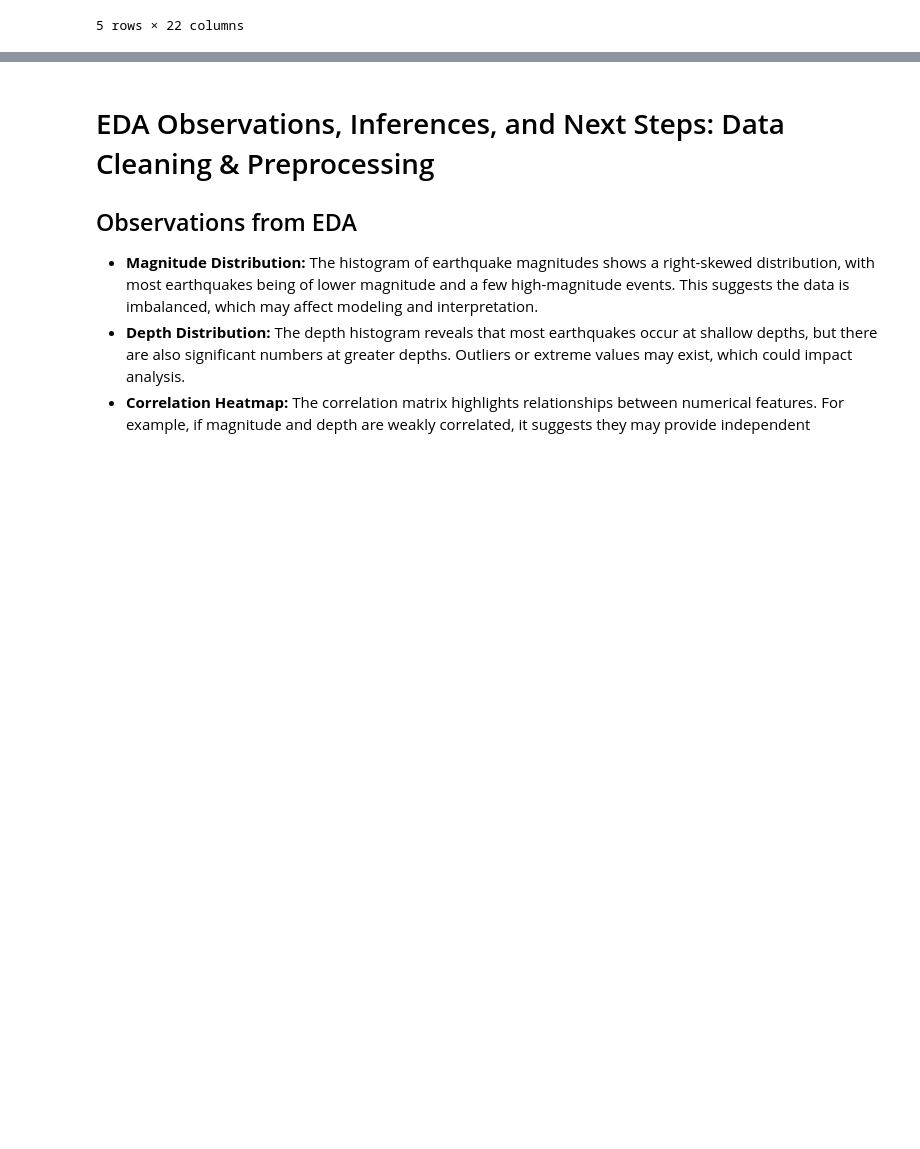
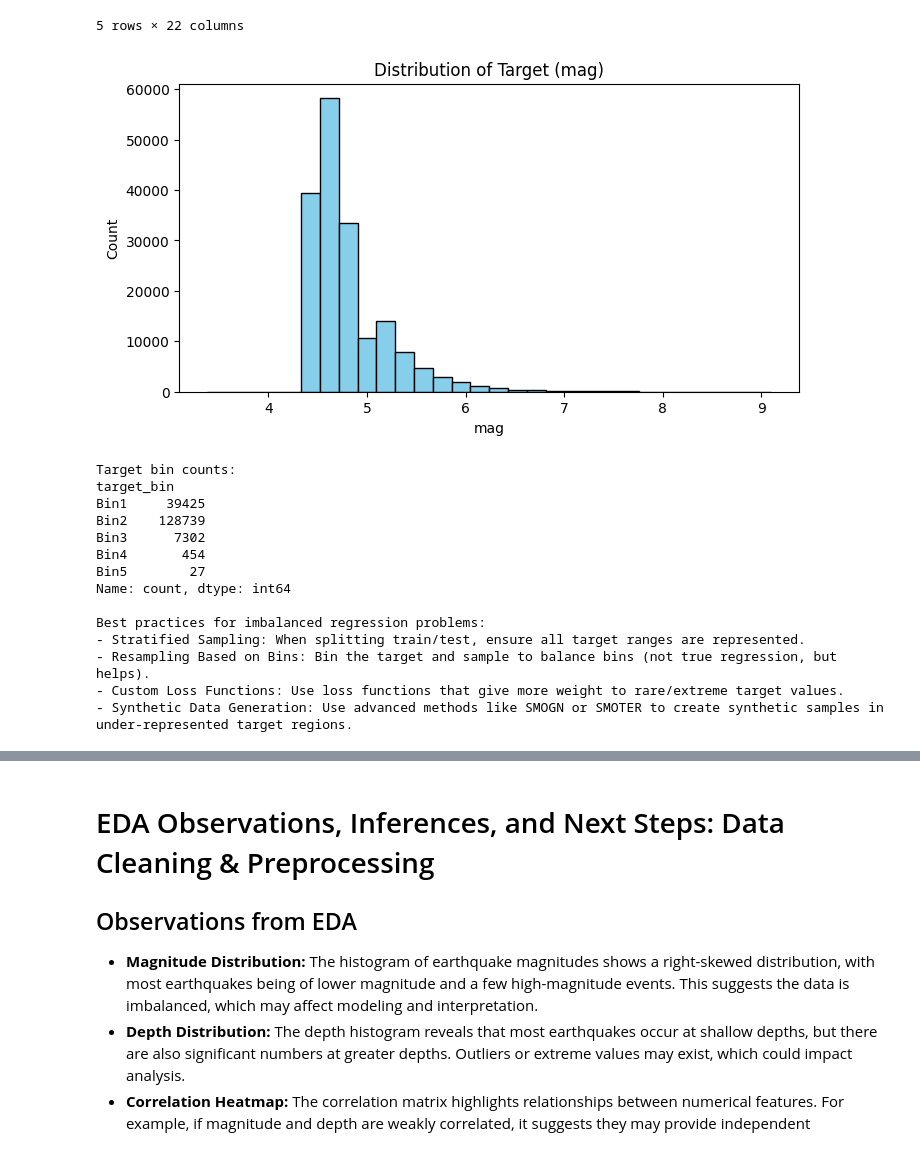
Before and after one commit to Jarrodoh/mldp, a Jupyter notebook: machine_learning_notebook.ipynb, the cells around one changed output, grey strips where cells are left out. Saved outputs shown, nothing was run; the diff lists cells and outputs as text; code cells hidden in the pictures; blank space fills up the shorter version.

```diff
--- a/machine_learning_notebook.ipynb
+++ b/machine_learning_notebook.ipynb
@@ -19,6 +19,53 @@ df.head()
 | 3 | 2003-12-30T22:31:59.660Z | 46.851 | 154.066 | 33.0 | 4.5 | mb | 10.0 | 236.5 | NaN | 0.70 | ... | ... |
 | 4 | 2003-12-30T22:04:37.440Z | 47.084 | 154.202 | 33.0 | 5.1 | mwc | 313.0 | 127.7 | NaN | 0.86 | ... | ... |
 5 rows × 22 columns
+# %%
+# --- EDA: Check for Regression Target Imbalance & Best Practices ---
+
+import matplotlib.pyplot as plt
+import numpy as np
+
+target_col = 'mag'  # Change if your target is different
+
+# 1. Visualize target distribution
+plt.figure(figsize=(8,4))
+plt.hist(df[target_col], bins=30, color='skyblue', edgecolor='k')
+plt.title(f'Distribution of Target ({target_col})')
+plt.xlabel(target_col)
+plt.ylabel('Count')
+plt.show()
+
+# 2. Bin the target and show bin counts
+bins = np.linspace(df[target_col].min(), df[target_col].max(), 6)  # 5 bins
+bin_labels = [f'Bin{i+1}' for i in range(len(bins)-1)]
+df['target_bin'] = pd.cut(df[target_col], bins=bins, labels=bin_labels, include_lowest=True)
+print("Target bin counts:")
+print(df['target_bin'].value_counts().sort_index())
+
+# 3. Print best practices for imbalanced regression
+print("""
+Best practices for imbalanced regression problems:
+- Stratified Sampling: When splitting train/test, ensure all target ranges are represented.
+- Resampling Based on Bins: Bin the target and sample to balance bins (not true regression, but helps).
+- Custom Loss Functions: Use loss functions that give more weight to rare/extreme target values.
+- Synthetic Data Generation: Use advanced methods like SMOGN or SMOTER to create synthetic samples in under-represented target regions.
+""")
+# %% [output]
+[figure, added]
+Target bin counts:
+target_bin
+Bin1     39425
+Bin2    128739
+Bin3      7302
+Bin4       454
+Bin5        27
+Name: count, dtype: int64
+
+Best practices for imbalanced regression problems:
+- Stratified Sampling: When splitting train/test, ensure all target ranges are represented.
+- Resampling Based on Bins: Bin the target and sample to balance bins (not true regression, but helps).
+- Custom Loss Functions: Use loss functions that give more weight to rare/extreme target values.
+- Synthetic Data Generation: Use advanced methods like SMOGN or SMOTER to create synthetic samples in under-represented target regions.
 # %%
 #2 Enhanced EDA: Earthquake Data Insights cell3
 df.info()
```
Also changed, not shown: parts of 10 cells of this notebook.
